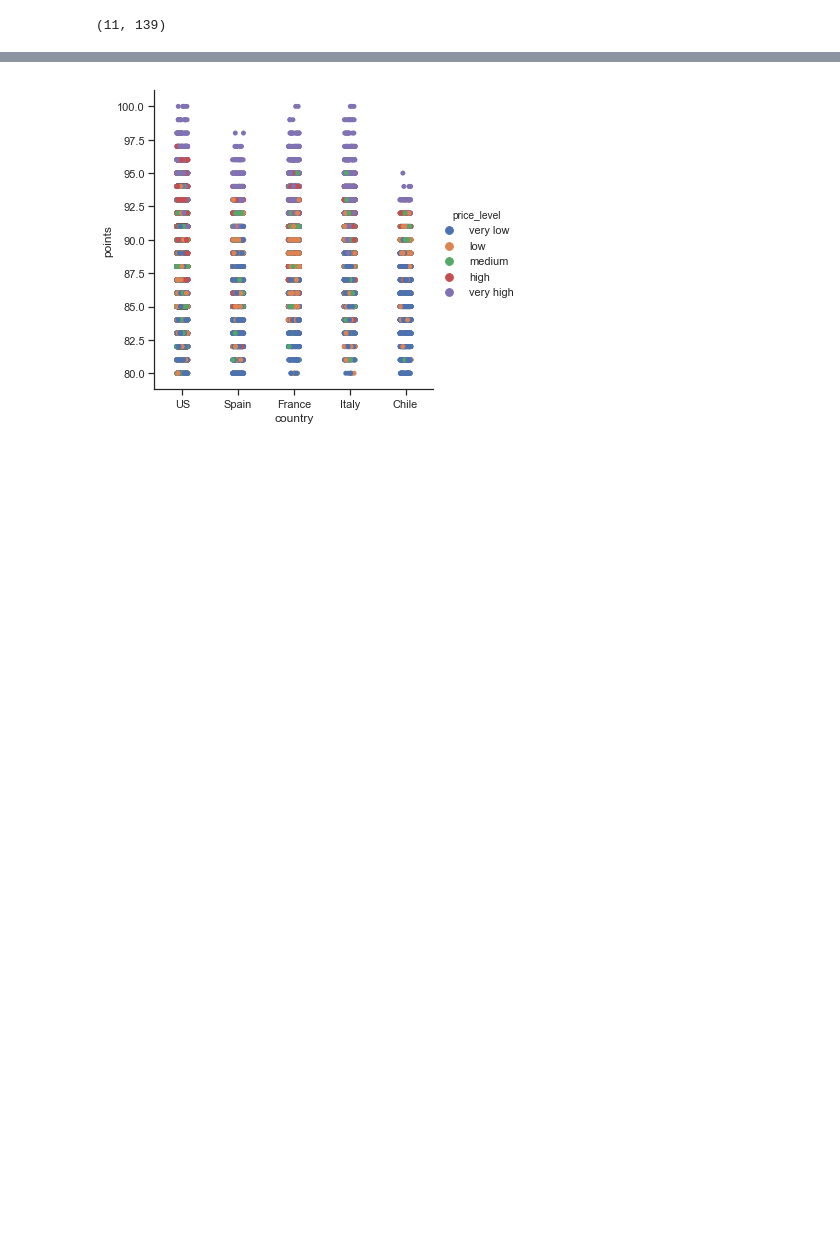
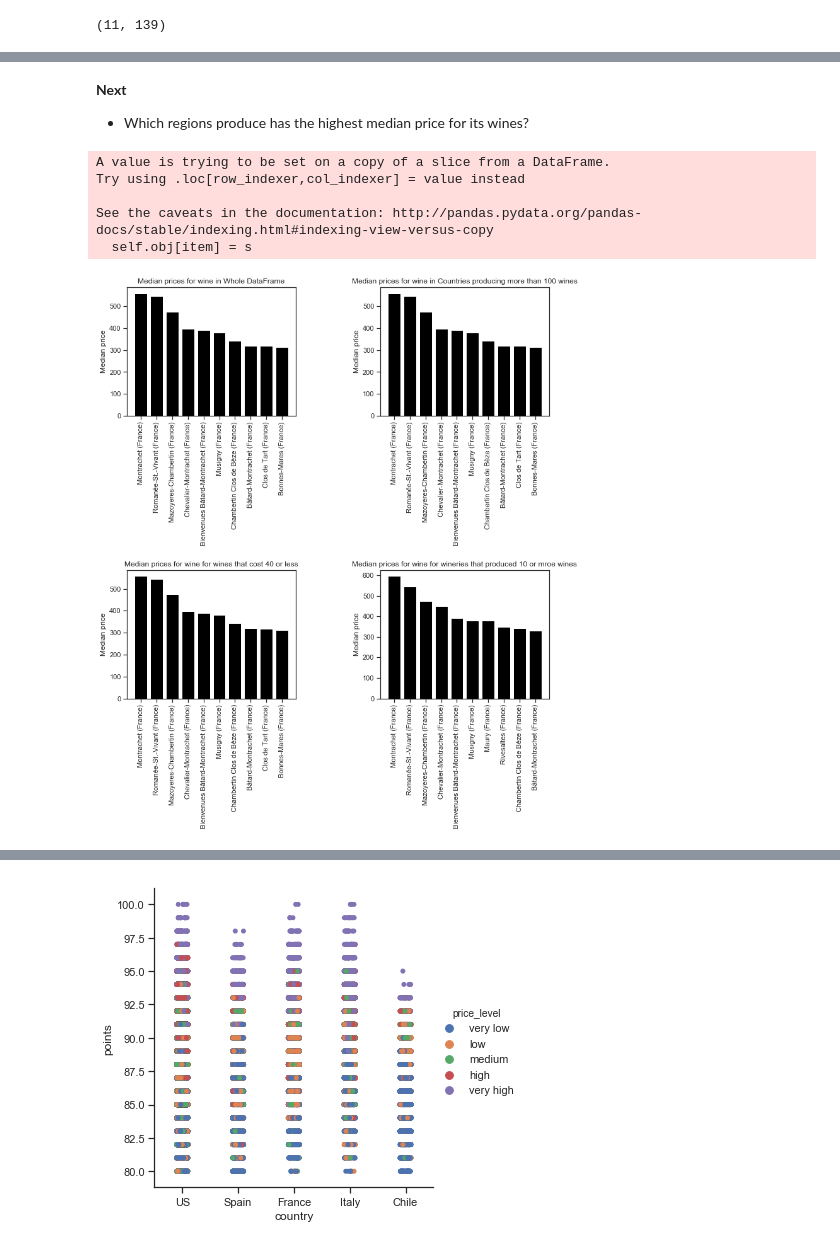
Before and after one commit to igorstojanovic91/wine-review-analysis, a Jupyter notebook: Wine reviews Analysis.ipynb, the cells around one changed output, grey strips where cells are left out. Cells and saved outputs as stored; diff of their text form; code cells hidden in the pictures; blank space fills up the shorter version.

```diff
--- a/Wine reviews Analysis.ipynb
+++ b/Wine reviews Analysis.ipynb
@@ -836,0 +753,41 @@ plt.show()
+# %% [markdown]
+**Next**
+
+- Which regions produce has the highest median price for its wines?
+# %%
+#https://matplotlib.org/tutorials/introductory/pyplot.html
+
+plt.figure(1, figsize=(12,12))
+
+plt.subplot(221)
+get_best_wine_grouped_chart(df,'region_1','price', False, 10, 'median');
+plt.ylabel('Median price')
+plt.title('Median prices for wine in Whole DataFrame')
+plt.xticks(rotation=90)
+plt.subplot(222)
+get_best_wine_grouped_chart(df_country_100,'region_1','price', False, 10, 'median');
+plt.ylabel('Median price')
+plt.title('Median prices for wine in Countries producing more than 100 wines')
+plt.xticks(rotation=90)
+plt.subplot(223)
+get_best_wine_grouped_chart(df,'region_1','price', False, 10, 'median');
+plt.ylabel('Median price')
+plt.title('Median prices for wine for wines that cost 40 or less')
+plt.xticks(rotation=90)
+plt.subplot(224)
+get_best_wine_grouped_chart(df_winery_10,'region_1','price', False, 10, 'median');
+plt.title('Median prices for wine for wineries that produced 10 or mroe wines')
+plt.ylabel('Median price')
+plt.xticks(rotation=90)
+
+
+plt.subplots_adjust(hspace = 1.2, wspace= 0.5)
+
+plt.show();
+# %% [output]
+A value is trying to be set on a copy of a slice from a DataFrame.
+Try using .loc[row_indexer,col_indexer] = value instead
+
+See the caveats in the documentation: http://pandas.pydata.org/pandas-docs/stable/indexing.html#indexing-view-versus-copy
+  self.obj[item] = s
+[figure, added]
```
Also changed, not shown: parts of 70 cells of this notebook.
